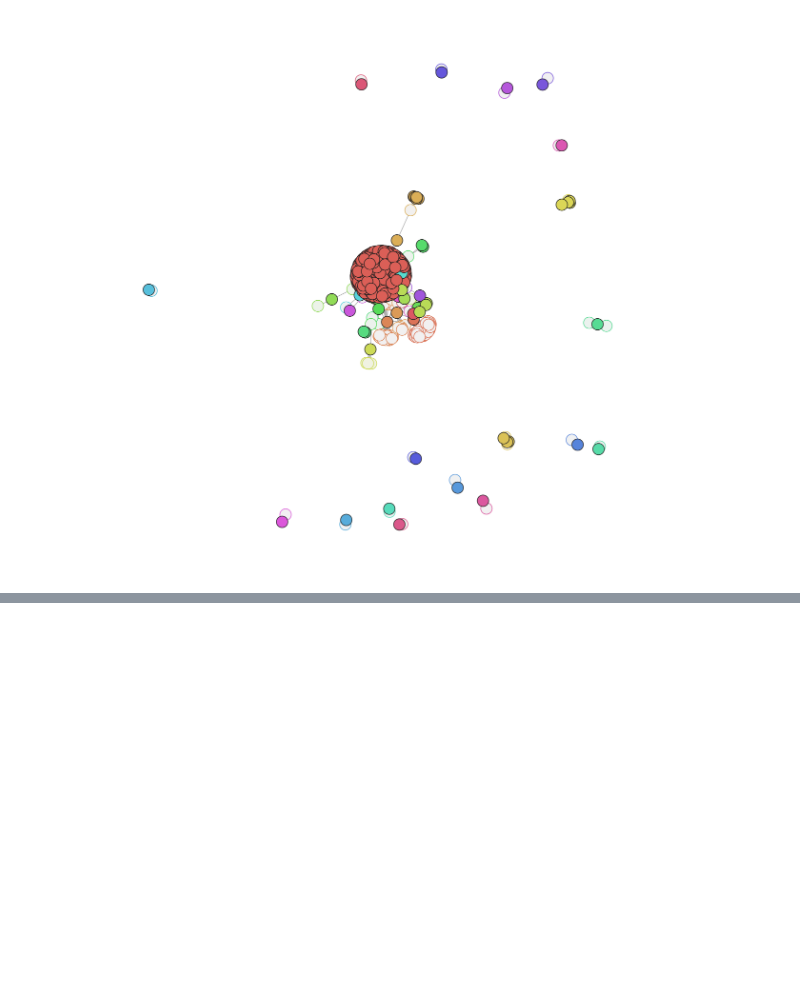
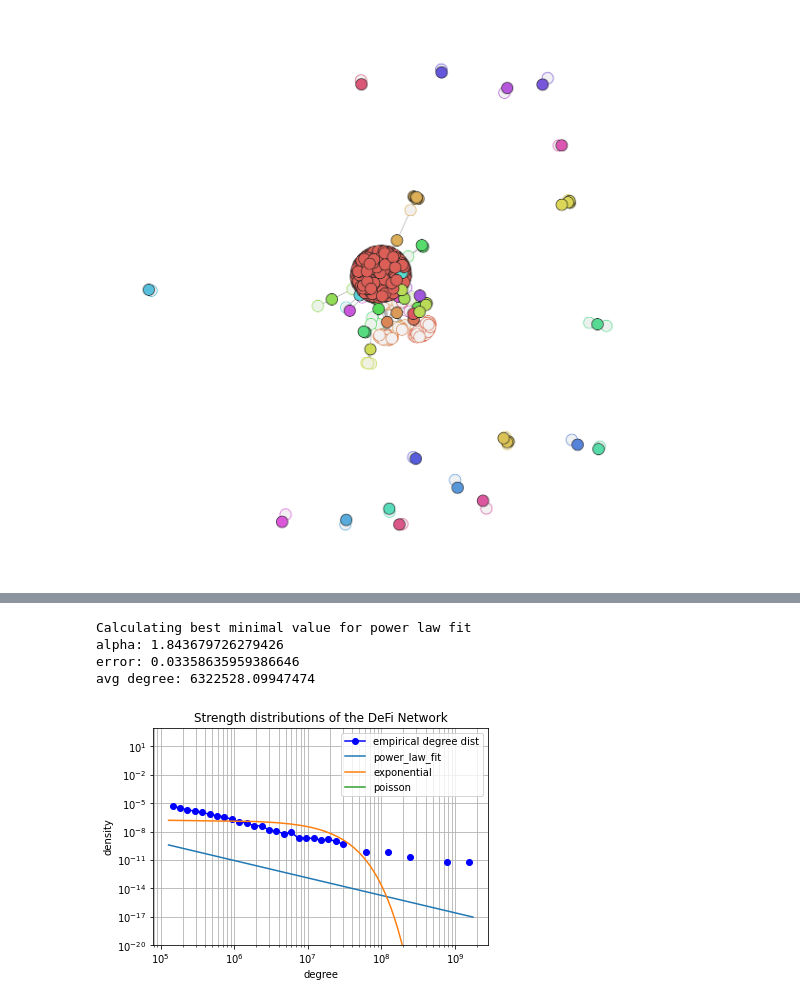
Before and after one commit to tanmaychimurkar/ns_final_project, a Jupyter notebook: properties.ipynb, the cells around one changed output, grey strips where cells are left out. Saved outputs shown, nothing was run; the diff lists cells and outputs as text; code cells hidden in the pictures; blank space fills up the shorter version.

```diff
--- a/properties.ipynb
+++ b/properties.ipynb
@@ -235,0 +239,47 @@ avg degree: 2.1049250535331905
+# %%
+def strength_array(g: nx.Graph) -> np.array:
+    """
+    List of strengths of a nx.Graph
+    """
+    return np.array([degree for node, degree in g.degree(weight='weight')])
+
+def average_strength(g: nx.Graph) -> np.float64:
+    """
+    Average strength ⟨s⟩ of a network.
+    """
+    return np.mean(strength_array(g))
+
+
+def print_strength_distribution(g):
+    sorted_strengths = np.sort(strength_array(g))
+    avg_strength = average_strength(g)
+    spacing = linear_spacing(sorted_strengths)
+
+    fit = powerlaw.Fit(sorted_strengths, discrete=True)
+    alpha = fit.power_law.alpha
+    sigma = fit.power_law.sigma
+    print("alpha: {}".format(alpha))
+    print("error: {}".format(sigma))
+    print("avg degree: {}".format(avg_strength))
+
+    powerlaw.plot_pdf(
+        sorted_strengths, color="b", marker="o", label="empirical degree dist"
+    )
+    plt.plot(spacing, power_law_fn(spacing, alpha), label="power_law_fit")
+    plt.plot(spacing, exponential(spacing, avg_strength), label="exponential")
+    plt.plot(spacing, poisson(spacing, avg_strength), label="poisson")
+    plt.grid(True, which="both", ls="-")
+    plt.ylim(10 ** (-20), 10 ** (3))
+    plt.xlabel("degree")
+    plt.ylabel("density")
+    plt.title("Strength distributions of the DeFi Network")
+    plt.legend()
+    plt.show()
+# %%
+print_strength_distribution(G)
+# %% [output]
+Calculating best minimal value for power law fit
+alpha: 1.843679726279426
+error: 0.03358635959386646
+avg degree: 6322528.09947474
+[figure, added]
```
Also changed, not shown: parts of 5 cells of this notebook, 1 other file.
